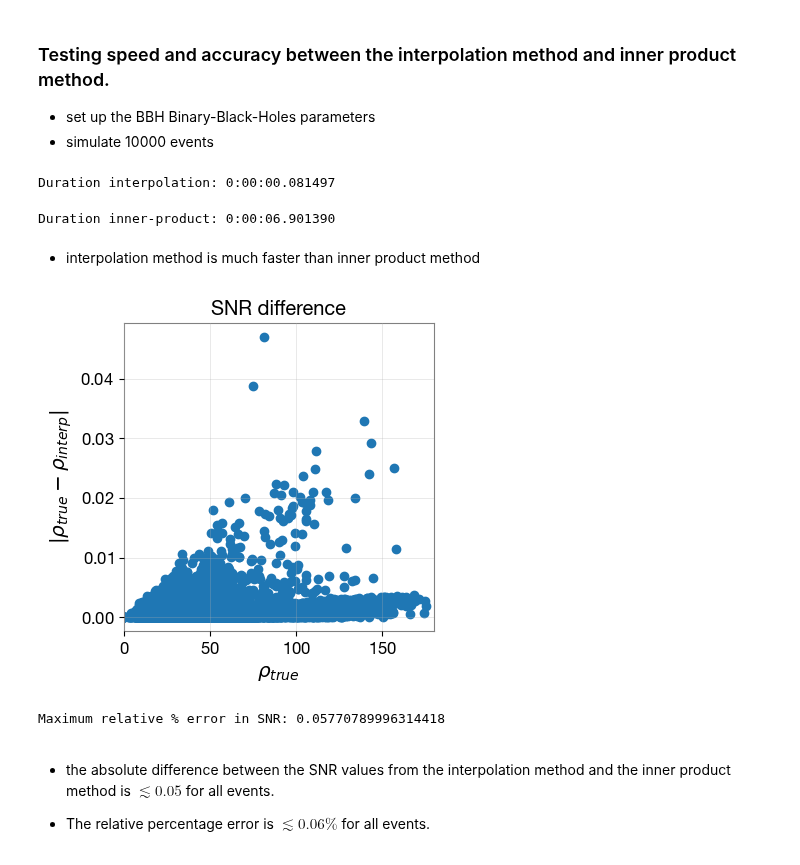
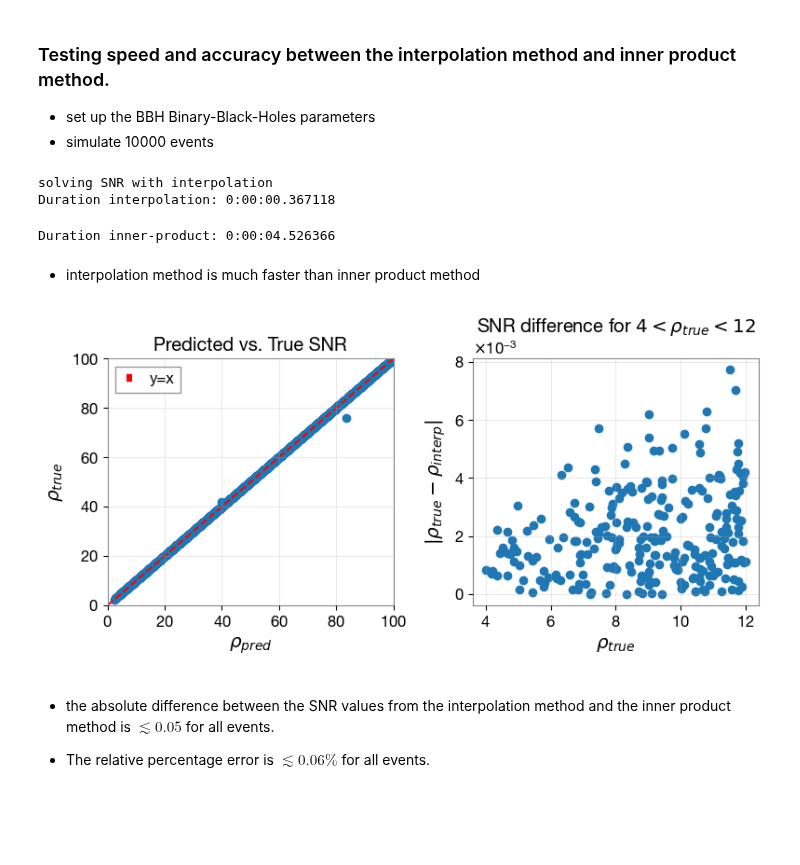
Before and after one commit to hemantaph/gwsnr, a Jupyter notebook: examples/snr_generation.ipynb, the cells around one changed output. Saved outputs shown, nothing was run; the diff lists cells and outputs as text; code cells hidden in the pictures; blank space fills up the shorter version.

```diff
--- a/examples/snr_generation.ipynb
+++ b/examples/snr_generation.ipynb
@@ -295,8 +571,9 @@ from gwsnr import GWSNR
 # for non-spinning IMRPhenomD waveform
 gwsnr_no_spins = GWSNR(
     npool=8,
-    snr_type='interpolation', # or 'interpolation_no_spins'
+    snr_type='interpolation_no_spins_jax', # or 'interpolation_no_spins'
     gwsnr_verbose=False,
+    create_new_interpolator=True,
 )
 
 mass_1 = np.array([5, 10.,50.,100.])
@@ -329,11 +614,12 @@ Interpolation results:
 # gerneral case, random parameters
 # chirp mass can go upto only 95 if f_min=20. to get non zero SNR
 nsamples = 10000
-chirp_mass = np.linspace(5,60,nsamples)
+mtot = np.random.uniform(2*4.98, 2*112.5,nsamples)
 mass_ratio = np.random.uniform(0.2,1,size=nsamples)
 param_dict = dict(
-    mass_1 = (chirp_mass*(1+mass_ratio)**(1/5))/mass_ratio**(3/5),
-    mass_2 = chirp_mass*mass_ratio**(2/5)*(1+mass_ratio)**(1/5),
+    # convert to component masses
+    mass_1 = mtot / (1 + mass_ratio),
+    mass_2 = mtot * mass_ratio / (1 + mass_ratio),
     # Fix luminosity distance
     luminosity_distance = 500*np.ones(nsamples),
     # Randomly sample everything else:
@@ -352,7 +638,8 @@ interp_snr_no_spins = gwsnr_no_spins.snr(gw_param_dict=param_dict)
 end_time = datetime.now()
 print('Duration interpolation: {}'.format(end_time - start_time))
 # %% [output]
-Duration interpolation: 0:00:00.081497
+solving SNR with interpolation
+Duration interpolation: 0:00:00.367118
 # %%
 # error might occur for mchirp>95., if f_min=20.
 start_time = datetime.now()
@@ -360,24 +647,43 @@ bilby_snr = gwsnr_no_spins.compute_bilby_snr(gw_param_dict=param_dict)
 end_time = datetime.now()
 print('Duration inner-product: {}'.format(end_time - start_time))
 # %% [output]
-Duration inner-product: 0:00:06.901390
+Duration inner-product: 0:00:04.526366
 # %% [markdown]
 * interpolation method is much faster than inner product method
-# %%
-plt.figure(figsize=(4,4))
-plt.plot(bilby_snr['optimal_snr_net'], abs(interp_snr_no_spins['optimal_snr_net']-bilby_snr['optimal_snr_net']), 'o', color='C0')
-plt.xlabel(r"$\rho_{true}$")
-plt.ylabel(r"$|\rho_{true} - \rho_{interp}|$")
-plt.title(r"SNR difference")
-plt.xlim(0, 180)
-plt.grid(alpha=0.4)
-plt.show()
-# %% [output]
-[figure, removed]
-# %%
-print('Maximum relative % error in SNR:', max(abs(interp_snr_no_spins['optimal_snr_net']-bilby_snr['optimal_snr_net'])/ interp_snr_no_spins['optimal_snr_net'] * 100))
-# %% [output]
-Maximum relative % error in SNR: 0.05770789996314418
+# %%
+# compare the SNRs
+plt.figure(figsize=(8,4))
+
+# Left panel: rho_pred vs rho_true
+plt.subplot(1, 2, 1)
+plt.plot(bilby_snr['optimal_snr_net'], interp_snr_no_spins['optimal_snr_net'], 'o', color='C0')
+# diagonal line
+max_ = 100
+min_ = 0
+plt.plot([min_, max_], [min_, max_], 'r--', label='y=x')
+plt.xlabel(r"$\rho_{pred}$")
+plt.ylabel(r"$\rho_{true}$")
+# plt.xscale('log')
+# plt.yscale('log')
+plt.xlim(min_, max_)
+plt.ylim(min_, max_)
+plt.legend()
+plt.title(r"Predicted vs. True SNR")
+plt.grid(alpha=0.4)
+
+# Right panel: SNR difference
+plt.subplot(1, 2, 2)
+idx = (bilby_snr['optimal_snr_net'] > 4) & (bilby_snr['optimal_snr_net'] < 12)
+plt.plot(bilby_snr['optimal_snr_net'][idx], abs(interp_snr_no_spins['optimal_snr_net'][idx]-bilby_snr['optimal_snr_net'][idx]), 'o', color='C0')
+plt.xlabel(r"$\rho_{true}$")
+plt.ylabel(r"$|\rho_{true} - \rho_{interp}|$")
+plt.title(r"SNR difference")
+plt.grid(alpha=0.4)
+plt.title(r"SNR difference for $4 < \rho_{true} < 12$")
+plt.tight_layout()  # Adjust layout to prevent overlapping titles/labels
+plt.show()
+# %% [output]
+[figure, added]
 # %% [markdown]
 * the absolute difference between the SNR values from the interpolation method and the inner product method is $\lesssim 0.05$ for all events.
 
```
Also changed, not shown: parts of 30 cells of this notebook, 59 other files.
